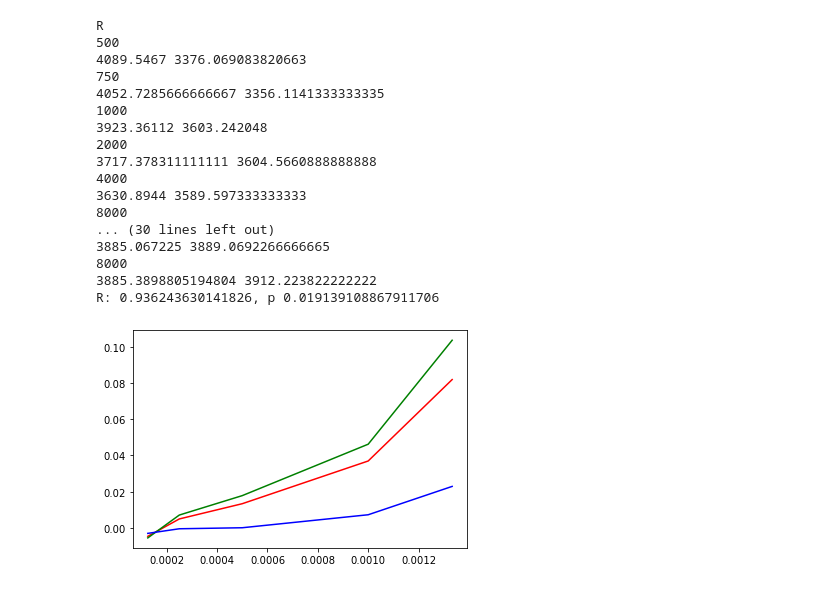
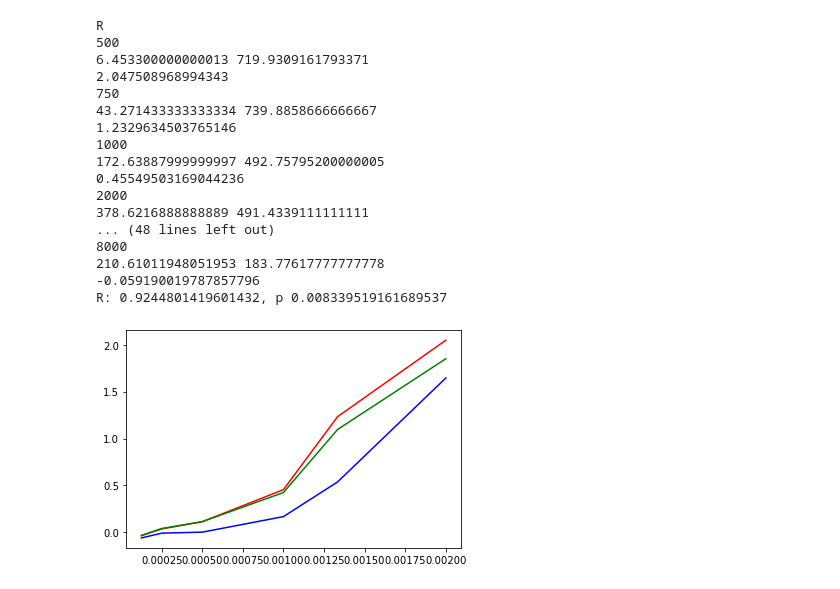
Before and after one commit to biotungsten/diffusion-analysis, a Jupyter notebook: src/LinearityAnalsisBlueTint.ipynb, the cells around one changed output. Cells and saved outputs as stored; diff of their text form; code cells hidden in the pictures.

```diff
--- a/src/LinearityAnalsisBlueTint.ipynb
+++ b/src/LinearityAnalsisBlueTint.ipynb
@@ -63,10 +63,11 @@ def _intensity(dilution, boundaries, color):
     x, y, xlen, ylen, xctrl, yctrl, xlenctrl, ylenctrl = boundaries
     arr_a, black_a = read(dilution, x, y, xlen, ylen)
     arr_c, black_c = read(dilution, xctrl, yctrl, xlenctrl, ylenctrl)
-    a_val = bit_depth-(singleColorArray(color, arr_a, x, y).mean() - black_a)
-    c_val = bit_depth-(singleColorArray(color, arr_c, xctrl, yctrl).mean() - black_c)
+    a_val = (singleColorArray(color, arr_a, x, y).mean() - black_a)
+    c_val = (singleColorArray(color, arr_c, xctrl, yctrl).mean() - black_c)
     print(a_val, c_val)
-    return (np.log10(a_val/c_val), dilution)
+    print(np.log10(c_val/a_val))
+    return (np.log10(c_val/a_val), dilution)
 
 def c_intensity(dilution, color):
     return _intensity(dilution, get_boundaries(dilution), color)[0]
@@ -82,6 +83,6 @@ for dil in dilutions:
     intensities.append(intensity(dil))
     concentrations.append(1/dil)
 
-plt.plot(concentrations[1:], intensities[1:])
-slope, intercept, r_value, p_value, std_err = linregress(concentrations[1:], intensities[1:])
+plt.plot(concentrations[:], intensities[:])
+slope, intercept, r_value, p_value, std_err = linregress(concentrations[:], intensities[:])
 print("R: {}, p {}".format(r_value, p_value))
@@ -88,33 +104,33 @@ print("R: {}, p {}".format(r_value, p_value))
 # %%
 for col in ["R","G","B"]:
     print(col)
     intensities = []
     concentrations = []
 
     for dil in dilutions:
         print(dil)
         intensities.append(c_intensity(dil, col))
         concentrations.append(1/dil)
-    plt.plot(concentrations[1:], intensities[1:], color=col)
+    plt.plot(concentrations[:], intensities[:], color=col)
     #FIXME: Before plotting convert to lowercase color letter
-    slope, intercept, r_value, p_value, std_err = linregress(concentrations[1:], intensities[1:])
+    slope, intercept, r_value, p_value, std_err = linregress(concentrations[:], intensities[:])
     print("R: {}, p {} \n\n".format(r_value, p_value))
 # %% [output]
 R
 500
-4089.5467 3376.069083820663
+6.453300000000013 719.9309161793371
+2.047508968994343
 750
-4052.7285666666667 3356.1141333333335
+43.271433333333334 739.8858666666667
+1.2329634503765146
 1000
-3923.36112 3603.242048
+172.63887999999997 492.75795200000005
+0.45549503169044236
 2000
-3717.378311111111 3604.5660888888888
-4000
-3630.8944 3589.597333333333
+378.6216888888889 491.4339111111111
+... (48 lines left out)
 8000
-... (30 lines left out)
-3885.067225 3889.0692266666665
-8000
-3885.3898805194804 3912.223822222222
-R: 0.936243630141826, p 0.019139108867911706
+210.61011948051953 183.77617777777778
+-0.059190019787857796
+R: 0.9244801419601432, p 0.008339519161689537
-[figure, old version]
+[figure, new version]
```
Also changed, not shown: parts of 1 cell of this notebook.
